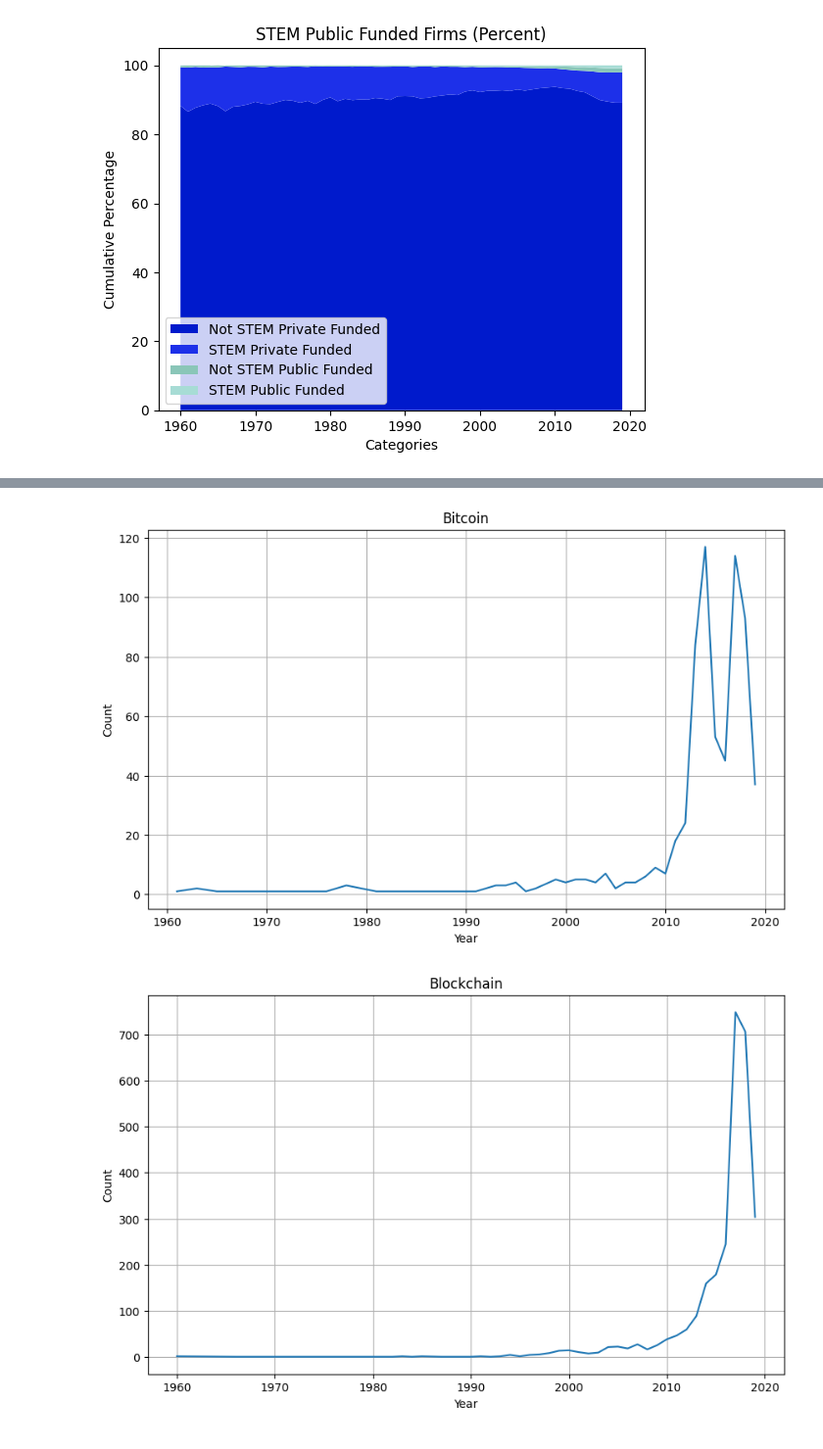
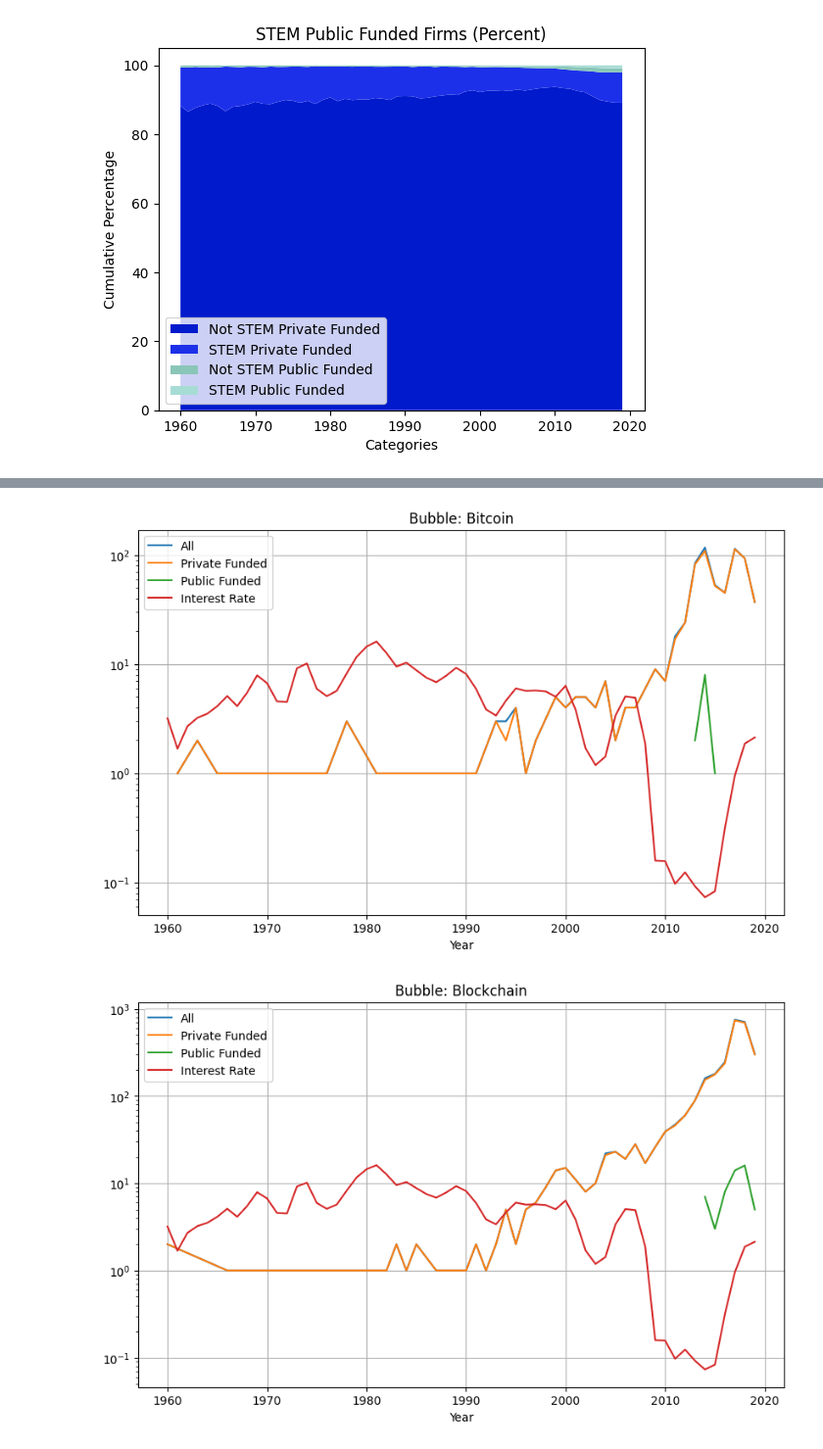
Before and after one commit to celinekoe/industrial_organisation, a Jupyter notebook: src/report.ipynb, the cells around one changed output, grey strips where cells are left out. Shown at 98% size. Cells and saved outputs as stored; diff of their text form; code cells hidden in the pictures.

```diff
--- a/src/report.ipynb
+++ b/src/report.ipynb
@@ -186,3 +198,3 @@ visualise_industry_group(firms, 'Sustainability', industry_year_count_map, bubbl
 # %%
-visualise_industry_group(firms, 'Blockchain and Cryptocurrency', industry_year_count_map, bubble_industries)
+visualise_industry_group(firms, 'Blockchain and Cryptocurrency', fed_rate)
 # %% [output]
@@ -192,2 +204,2 @@ visualise_industry_group(firms, 'Blockchain and Cryptocurrency', industry_year_c
-[figure, old version]
+[figure, new version]
-[figure, old version]
+[figure, new version]
```
Also changed, not shown: parts of 13 cells of this notebook, 2 other files.
